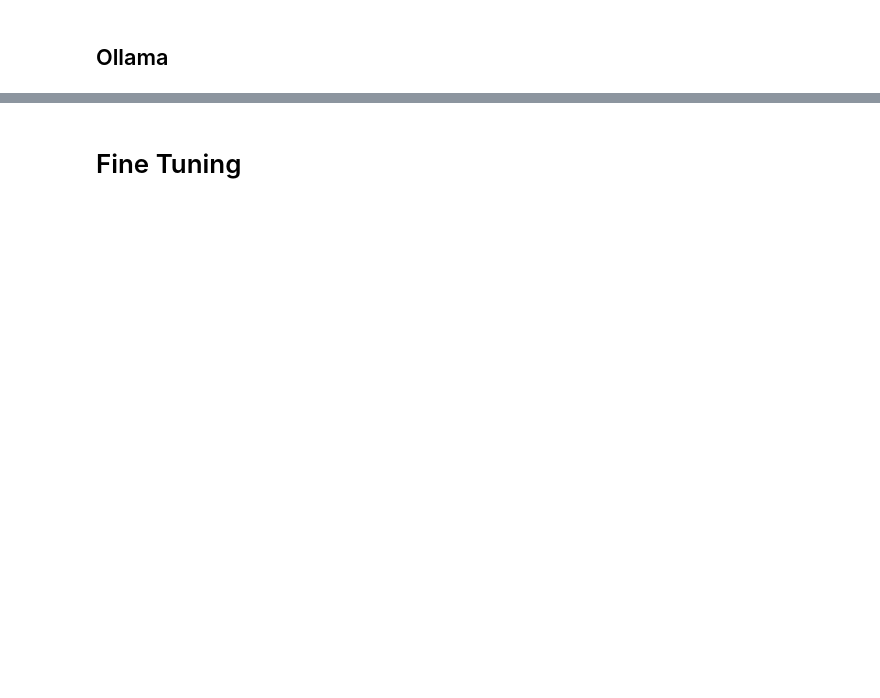
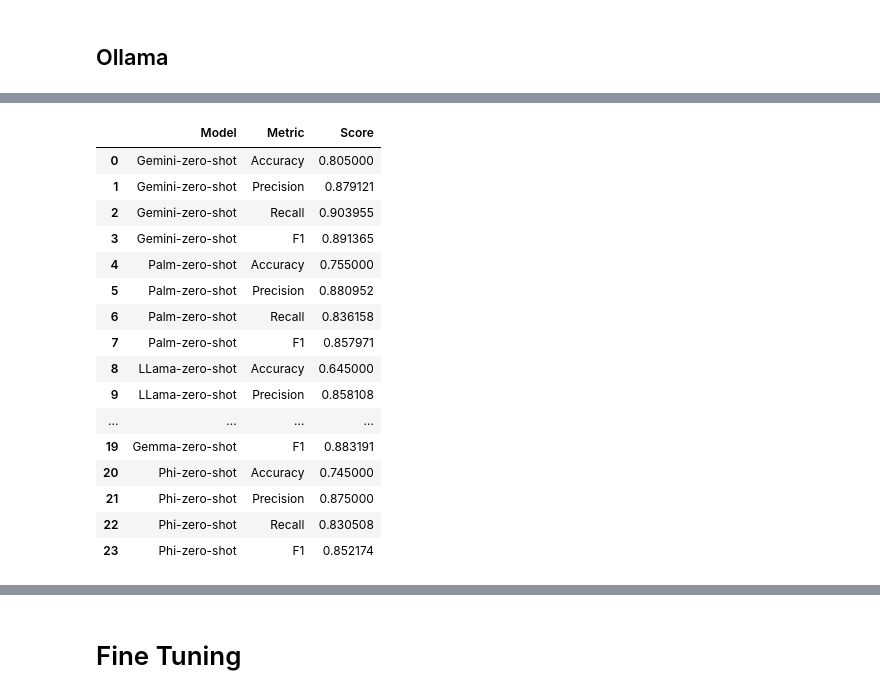
Before and after one commit to mundruid/cyberdata-mlai, a Jupyter notebook: cyberdata_mlai/classification_ai.ipynb, the cells around one changed output, grey strips where cells are left out. Saved outputs shown, nothing was run; the diff lists cells and outputs as text; code cells hidden in the pictures; blank space fills up the shorter version.

```diff
--- a/cyberdata_mlai/classification_ai.ipynb
+++ b/cyberdata_mlai/classification_ai.ipynb
@@ -367,13 +535,32 @@ plt.show()
 # %%
 # Convert to long-format DataFrame
 zero_scores_df_long = pd.DataFrame(
     [
         {"Model": list(item.keys())[0], "Metric": metric, "Score": value}
         for item in zero_shot_metrics
         for metric, value in list(item.values())[0].items()
     ]
 )
+zero_scores_df_long.to_csv("zero_shot_scores.csv", index=False)
 zero_scores_df_long
+# %% [output]
+|  | Model | Metric | Score |
+| 0 | Gemini-zero-shot | Accuracy | 0.805000 |
+| 1 | Gemini-zero-shot | Precision | 0.879121 |
+| 2 | Gemini-zero-shot | Recall | 0.903955 |
+| 3 | Gemini-zero-shot | F1 | 0.891365 |
+| 4 | Palm-zero-shot | Accuracy | 0.755000 |
+| 5 | Palm-zero-shot | Precision | 0.880952 |
+| 6 | Palm-zero-shot | Recall | 0.836158 |
+| 7 | Palm-zero-shot | F1 | 0.857971 |
+| 8 | LLama-zero-shot | Accuracy | 0.645000 |
+| 9 | LLama-zero-shot | Precision | 0.858108 |
+| ... | ... | ... | ... |
+| 19 | Gemma-zero-shot | F1 | 0.883191 |
+| 20 | Phi-zero-shot | Accuracy | 0.745000 |
+| 21 | Phi-zero-shot | Precision | 0.875000 |
+| 22 | Phi-zero-shot | Recall | 0.830508 |
+| 23 | Phi-zero-shot | F1 | 0.852174 |
 # %%
 import matplotlib.pyplot as plt
 import seaborn as sns
```
Also changed, not shown: parts of 21 cells of this notebook, 1 other file.
